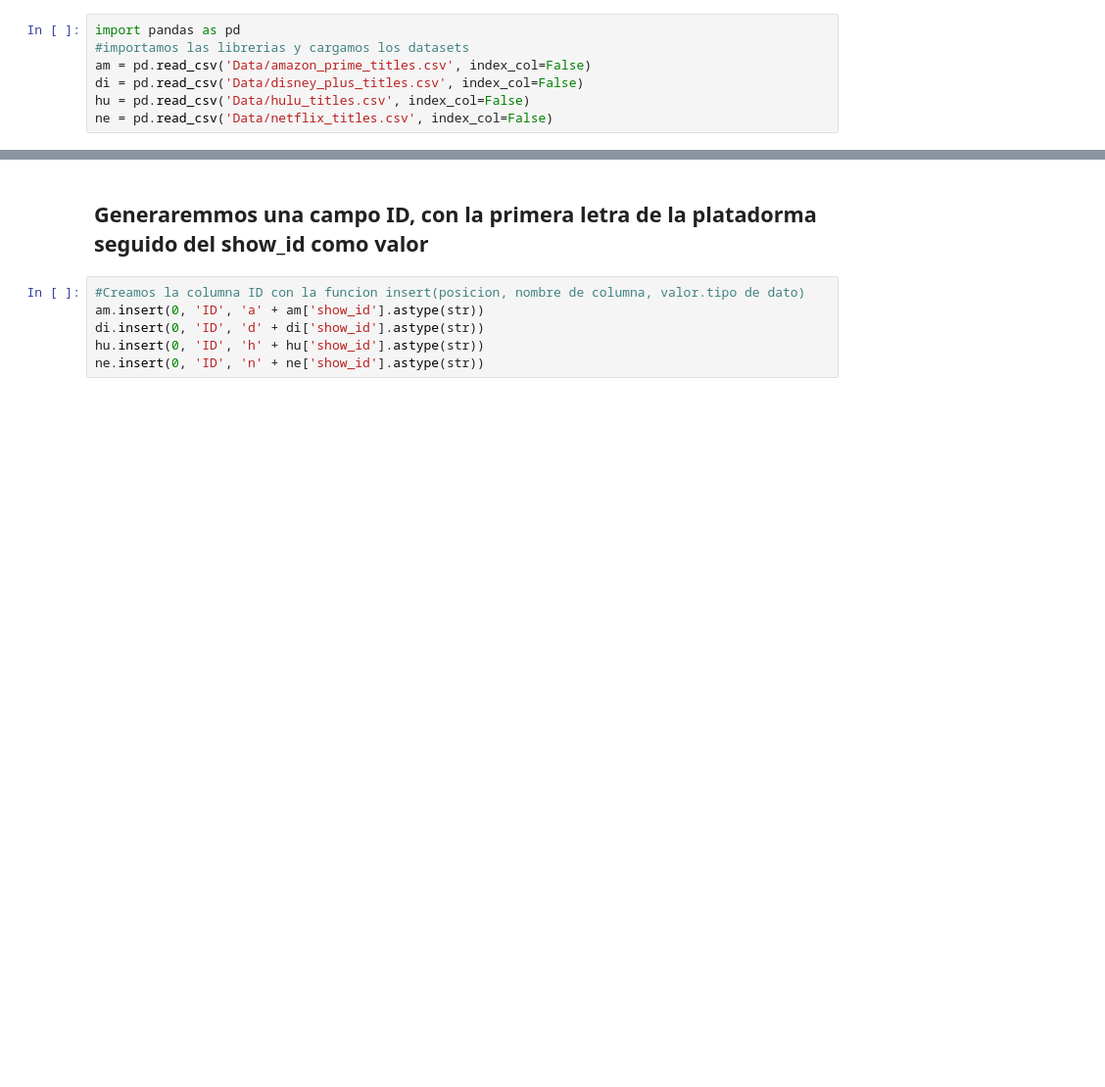
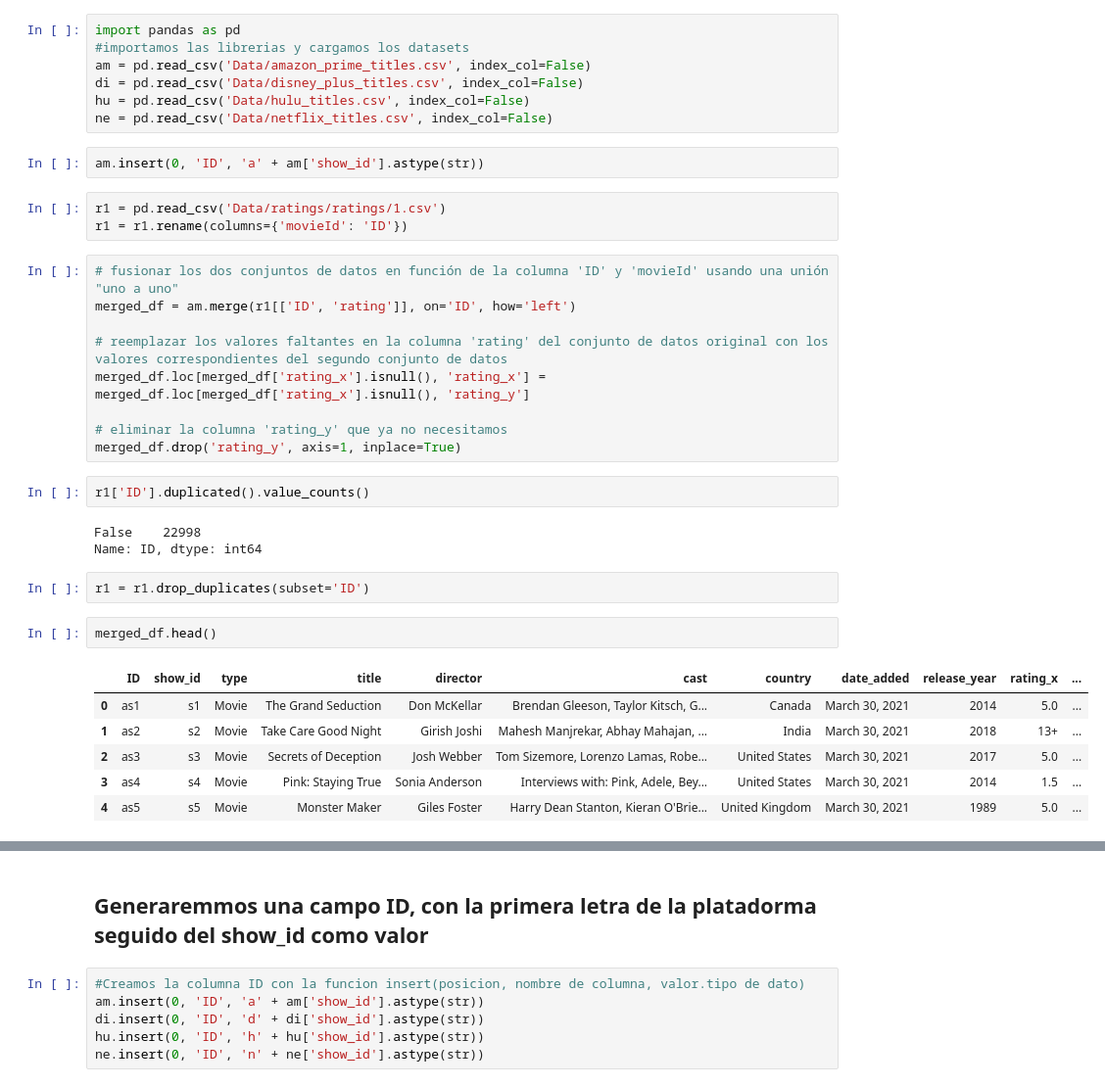
Before and after one commit to juancarmona57/PI-Data07, a Jupyter notebook: ETL.ipynb, the cells around one changed output, grey strips where cells are left out. Shown at 98% size. Saved outputs shown, nothing was run; the diff lists cells and outputs as text; blank space fills up the shorter version.

```diff
--- a/ETL.ipynb
+++ b/ETL.ipynb
@@ -5,3 +5,33 @@ am = pd.read_csv('Data/amazon_prime_titles.csv', index_col=False)
 di = pd.read_csv('Data/disney_plus_titles.csv', index_col=False)
 hu = pd.read_csv('Data/hulu_titles.csv', index_col=False)
 ne = pd.read_csv('Data/netflix_titles.csv', index_col=False)
+# %%
+am.insert(0, 'ID', 'a' + am['show_id'].astype(str))
+# %%
+r1 = pd.read_csv('Data/ratings/ratings/1.csv')
+r1 = r1.rename(columns={'movieId': 'ID'})
+# %%
+# fusionar los dos conjuntos de datos en función de la columna 'ID' y 'movieId' usando una unión "uno a uno"
+merged_df = am.merge(r1[['ID', 'rating']], on='ID', how='left')
+
+# reemplazar los valores faltantes en la columna 'rating' del conjunto de datos original con los valores correspondientes del segundo conjunto de datos
+merged_df.loc[merged_df['rating_x'].isnull(), 'rating_x'] = merged_df.loc[merged_df['rating_x'].isnull(), 'rating_y']
+
+# eliminar la columna 'rating_y' que ya no necesitamos
+merged_df.drop('rating_y', axis=1, inplace=True)
+# %%
+r1['ID'].duplicated().value_counts()
+# %% [output]
+False    22998
+Name: ID, dtype: int64
+# %%
+r1 = r1.drop_duplicates(subset='ID')
+# %%
+merged_df.head()
+# %% [output]
+|  | ID | show_id | type | title | director | cast | country | date_added | release_year | rating_x | ... |
+| 0 | as1 | s1 | Movie | The Grand Seduction | Don McKellar | Brendan Gleeson, Taylor Kitsch, G... | Canada | March 30, 2021 | 2014 | 5.0 | ... |
+| 1 | as2 | s2 | Movie | Take Care Good Night | Girish Joshi | Mahesh Manjrekar, Abhay Mahajan, ... | India | March 30, 2021 | 2018 | 13+ | ... |
+| 2 | as3 | s3 | Movie | Secrets of Deception | Josh Webber | Tom Sizemore, Lorenzo Lamas, Robe... | United States | March 30, 2021 | 2017 | 5.0 | ... |
+| 3 | as4 | s4 | Movie | Pink: Staying True | Sonia Anderson | Interviews with: Pink, Adele, Bey... | United States | March 30, 2021 | 2014 | 1.5 | ... |
+| 4 | as5 | s5 | Movie | Monster Maker | Giles Foster | Harry Dean Stanton, Kieran O'Brie... | United Kingdom | March 30, 2021 | 1989 | 5.0 | ... |
```
Also changed, not shown: parts of 22 cells of this notebook, 1 other file.
